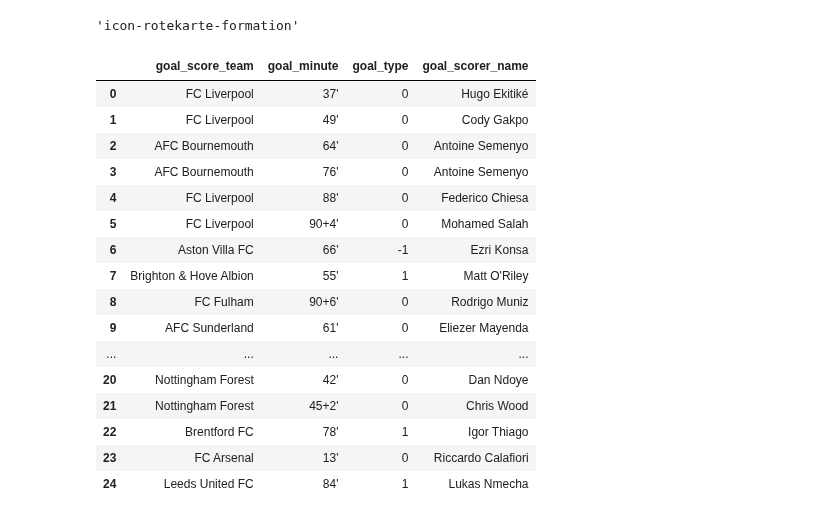
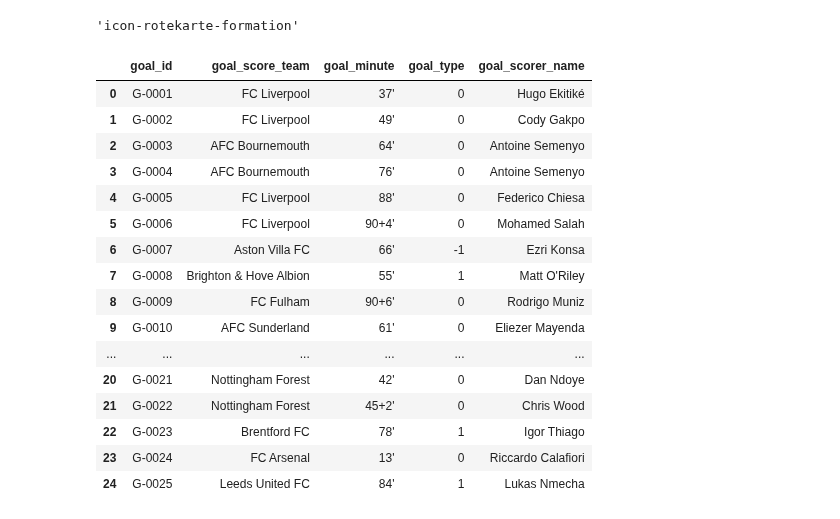
Before and after one commit to DaviGriebler/transfermarkt_scraping, a Jupyter notebook: scraping_goals.ipynb, the cells around one changed output. Saved outputs shown, nothing was run; the diff lists cells and outputs as text; code cells hidden in the pictures.

Commit message:
add goal primary key

```diff
--- a/scraping_goals.ipynb
+++ b/scraping_goals.ipynb
@@ -78,6 +78,7 @@ display(penalty)
 # Displaying the scrapped data in a data frame
 
 goals_list = []
+count_goal = 0
 
 for match in all_matches:
 
@@ -108,51 +109,59 @@ for match in all_matches:
     for row in event:
         temp = []
 
+        # Goal primary key
+        count_goal += 1
+        if count_goal < 10: goal_id = 'G-000' + str(count_goal)
+        elif count_goal < 100: goal_id = 'G-00' + str(count_goal)
+        elif count_goal < 1000: goal_id = 'G-0' + str(count_goal)
+        else: count_goal = 'G-' + str(count_goal+1)
+        temp.append(goal_id)
+
         # Home Team Events
         try:
             event_type = row.find('td', {'class':'rechts no-border-rechts spieltagsansicht'}).find_all('span')[2].get('class')[1]
             goal_minute = row.find('td', {'class':'zentriert no-border-links'}).string
             temp.append(h_team)
             temp.append(goal_minute)
 
         # Away Team Events
         except:
             event_type = row.find('td', {'class':'links no-border-links spieltagsansicht'}).find('span').get('class')[1]
             goal_minute = row.find('td', {'class':'zentriert no-border-rechts'}).string
             temp.append(a_team)
             temp.append(goal_minute)
 
         # Event Types Information
         if event_type == 'icon-tor-formation': temp.append(0) # Normal Goal
         elif event_type == 'icon-elfmeter-formation': temp.append(1) # Penalty Goal
         elif event_type == 'icon-eigentor-formation': temp.append(2) # Own Contra
         elif event_type == 'icon-verschossener-elfmeter-formation': temp.append(-2) # Penalty Missed
         else: temp.append(-1) # Red Cards
 
         # Player wich made the action
         player = row.find('a').get('title')
         temp.append(player)
 
         goals_list.append(temp)
 
 df_goals = pd.DataFrame(goals_list)
-df_goals.columns = ['goal_score_team','goal_minute','goal_type', 'goal_scorer_name']
+df_goals.columns = ['goal_id', 'goal_score_team','goal_minute','goal_type', 'goal_scorer_name']
 display(df_goals)
 # %% [output]
-|  | goal_score_team | goal_minute | goal_type | goal_scorer_name |
-| 0 | FC Liverpool | 37' | 0 | Hugo Ekitiké |
-| 1 | FC Liverpool | 49' | 0 | Cody Gakpo |
-| 2 | AFC Bournemouth | 64' | 0 | Antoine Semenyo |
-| 3 | AFC Bournemouth | 76' | 0 | Antoine Semenyo |
-| 4 | FC Liverpool | 88' | 0 | Federico Chiesa |
-| 5 | FC Liverpool | 90+4' | 0 | Mohamed Salah |
-| 6 | Aston Villa FC | 66' | -1 | Ezri Konsa |
-| 7 | Brighton & Hove Albion | 55' | 1 | Matt O'Riley |
-| 8 | FC Fulham | 90+6' | 0 | Rodrigo Muniz |
-| 9 | AFC Sunderland | 61' | 0 | Eliezer Mayenda |
-| ... | ... | ... | ... | ... |
-| 20 | Nottingham Forest | 42' | 0 | Dan Ndoye |
-| 21 | Nottingham Forest | 45+2' | 0 | Chris Wood |
-| 22 | Brentford FC | 78' | 1 | Igor Thiago |
-| 23 | FC Arsenal | 13' | 0 | Riccardo Calafiori |
-| 24 | Leeds United FC | 84' | 1 | Lukas Nmecha |
+|  | goal_id | goal_score_team | goal_minute | goal_type | goal_scorer_name |
+| 0 | G-0001 | FC Liverpool | 37' | 0 | Hugo Ekitiké |
+| 1 | G-0002 | FC Liverpool | 49' | 0 | Cody Gakpo |
+| 2 | G-0003 | AFC Bournemouth | 64' | 0 | Antoine Semenyo |
+| 3 | G-0004 | AFC Bournemouth | 76' | 0 | Antoine Semenyo |
+| 4 | G-0005 | FC Liverpool | 88' | 0 | Federico Chiesa |
+| 5 | G-0006 | FC Liverpool | 90+4' | 0 | Mohamed Salah |
+| 6 | G-0007 | Aston Villa FC | 66' | -1 | Ezri Konsa |
+| 7 | G-0008 | Brighton & Hove Albion | 55' | 1 | Matt O'Riley |
+| 8 | G-0009 | FC Fulham | 90+6' | 0 | Rodrigo Muniz |
+| 9 | G-0010 | AFC Sunderland | 61' | 0 | Eliezer Mayenda |
+| ... | ... | ... | ... | ... | ... |
+| 20 | G-0021 | Nottingham Forest | 42' | 0 | Dan Ndoye |
+| 21 | G-0022 | Nottingham Forest | 45+2' | 0 | Chris Wood |
+| 22 | G-0023 | Brentford FC | 78' | 1 | Igor Thiago |
+| 23 | G-0024 | FC Arsenal | 13' | 0 | Riccardo Calafiori |
+| 24 | G-0025 | Leeds United FC | 84' | 1 | Lukas Nmecha |
```
